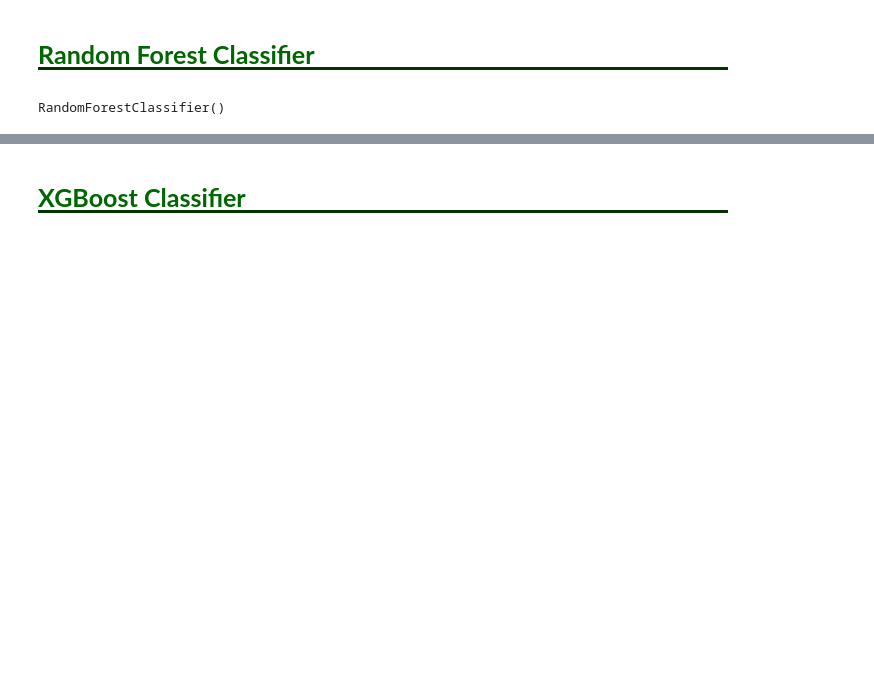
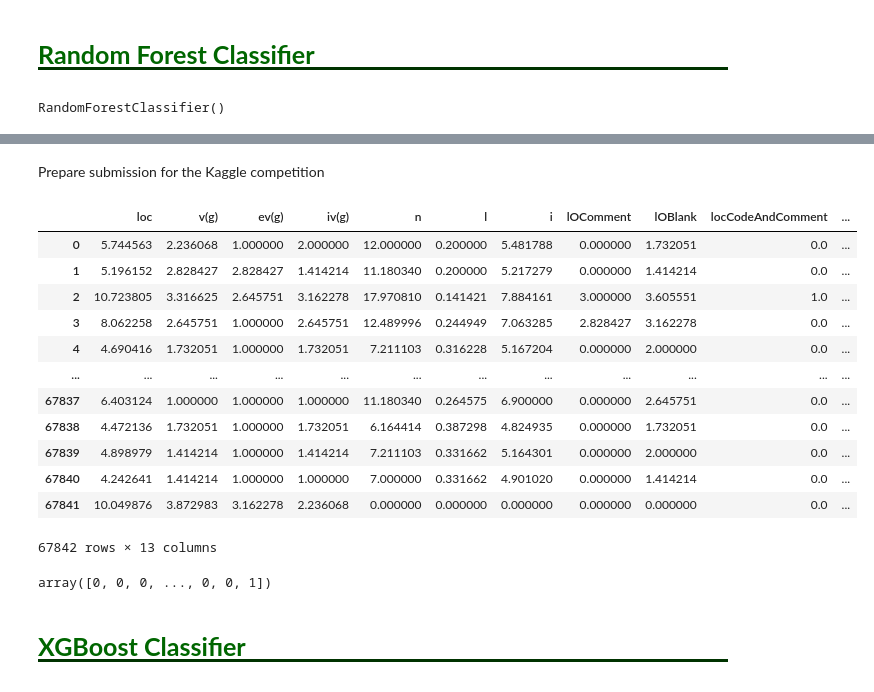
Before and after one commit to redjules/kaggle-software-defects, a Jupyter notebook: Example notebooks/xgboost.ipynb, the cells around one changed output, grey strips where cells are left out. Drawn from its saved outputs; the diff is of its cells as text; code cells hidden in the pictures; blank space fills up the shorter version.

Commit message:
Prepare submission for random forest

```diff
--- a/Example notebooks/xgboost.ipynb
+++ b/Example notebooks/xgboost.ipynb
@@ -358,0 +360,24 @@ Accuracy: 0.8006866642573184
+# %% [markdown]
+Prepare submission for the Kaggle competition
+# %%
+test
+# %% [output]
+|  | loc | v(g) | ev(g) | iv(g) | n | l | i | lOComment | lOBlank | locCodeAndComment | ... |
+| 0 | 5.744563 | 2.236068 | 1.000000 | 2.000000 | 12.000000 | 0.200000 | 5.481788 | 0.000000 | 1.732051 | 0.0 | ... |
+| 1 | 5.196152 | 2.828427 | 2.828427 | 1.414214 | 11.180340 | 0.200000 | 5.217279 | 0.000000 | 1.414214 | 0.0 | ... |
+| 2 | 10.723805 | 3.316625 | 2.645751 | 3.162278 | 17.970810 | 0.141421 | 7.884161 | 3.000000 | 3.605551 | 1.0 | ... |
+| 3 | 8.062258 | 2.645751 | 1.000000 | 2.645751 | 12.489996 | 0.244949 | 7.063285 | 2.828427 | 3.162278 | 0.0 | ... |
+| 4 | 4.690416 | 1.732051 | 1.000000 | 1.732051 | 7.211103 | 0.316228 | 5.167204 | 0.000000 | 2.000000 | 0.0 | ... |
+| ... | ... | ... | ... | ... | ... | ... | ... | ... | ... | ... | ... |
+| 67837 | 6.403124 | 1.000000 | 1.000000 | 1.000000 | 11.180340 | 0.264575 | 6.900000 | 0.000000 | 2.645751 | 0.0 | ... |
+| 67838 | 4.472136 | 1.732051 | 1.000000 | 1.732051 | 6.164414 | 0.387298 | 4.824935 | 0.000000 | 1.732051 | 0.0 | ... |
+| 67839 | 4.898979 | 1.414214 | 1.000000 | 1.414214 | 7.211103 | 0.331662 | 5.164301 | 0.000000 | 2.000000 | 0.0 | ... |
+| 67840 | 4.242641 | 1.414214 | 1.000000 | 1.000000 | 7.000000 | 0.331662 | 4.901020 | 0.000000 | 1.414214 | 0.0 | ... |
+| 67841 | 10.049876 | 3.872983 | 3.162278 | 2.236068 | 0.000000 | 0.000000 | 0.000000 | 0.000000 | 0.000000 | 0.0 | ... |
+67842 rows × 13 columns
+# %%
+# Predict test set to send to Kaggle
+y_testKaggle = rf.predict(test)
+y_testKaggle
+# %% [output]
+array([0, 0, 0, ..., 0, 0, 1])
```
Also changed, not shown: parts of 5 cells of this notebook.
